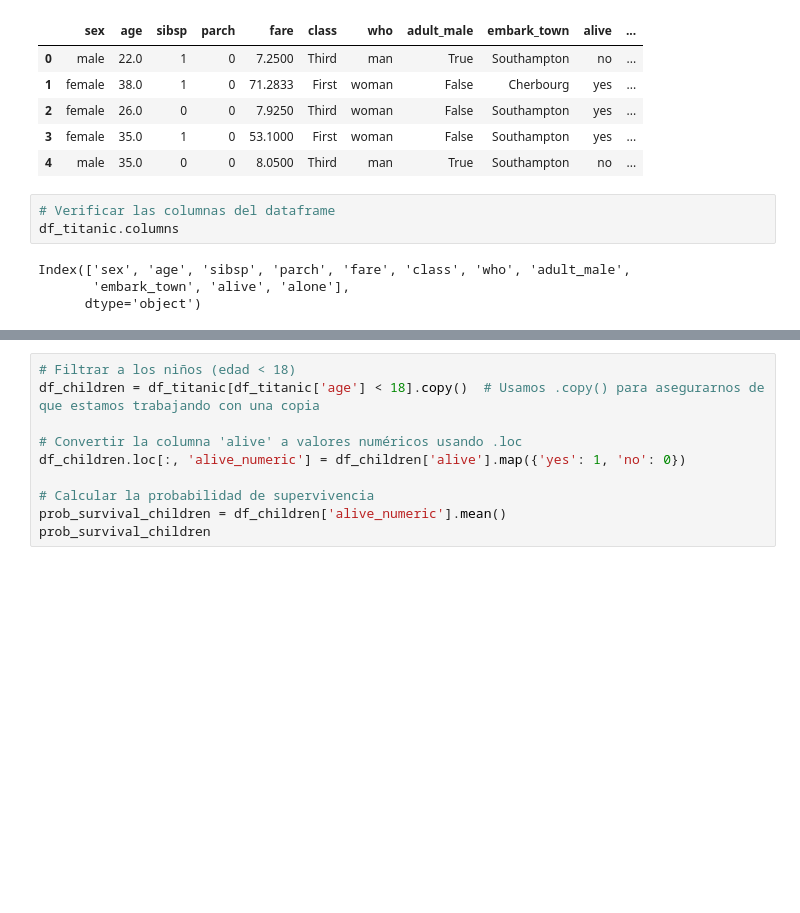
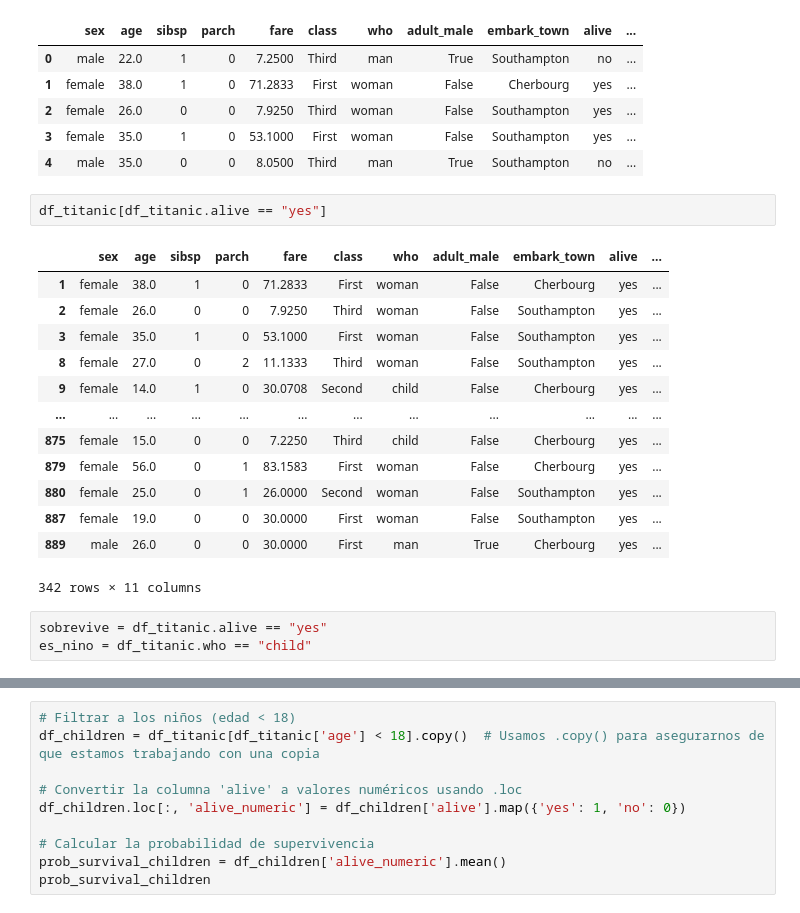
Before and after one commit to Angie-are/ONLINE_DS_THEBRIDGE_CURSO, a Jupyter notebook: 04_Machine_Learning/Sprint_09/Unidad_01/Practica_Obligatoria/18_Practica_Obligatoria_Estadistica_Inferencial.ipynb, the cells around one changed output, grey strips where cells are left out. Saved outputs shown, nothing was run; the diff lists cells and outputs as text; blank space fills up the shorter version.

```diff
--- a/04_Machine_Learning/Sprint_09/Unidad_01/Practica_Obligatoria/18_Practica_Obligatoria_Estadistica_Inferencial.ipynb
+++ b/04_Machine_Learning/Sprint_09/Unidad_01/Practica_Obligatoria/18_Practica_Obligatoria_Estadistica_Inferencial.ipynb
@@ -43,10 +43,22 @@ df_titanic.head()
 | 2 | female | 26.0 | 0 | 0 | 7.9250 | Third | woman | False | Southampton | yes | ... |
 | 3 | female | 35.0 | 1 | 0 | 53.1000 | First | woman | False | Southampton | yes | ... |
 | 4 | male | 35.0 | 0 | 0 | 8.0500 | Third | man | True | Southampton | no | ... |
-# %%
-# Verificar las columnas del dataframe
-df_titanic.columns
-# %% [output]
-Index(['sex', 'age', 'sibsp', 'parch', 'fare', 'class', 'who', 'adult_male',
-       'embark_town', 'alive', 'alone'],
-      dtype='object')
+# %%
+df_titanic[df_titanic.alive == "yes"]
+# %% [output]
+|  | sex | age | sibsp | parch | fare | class | who | adult_male | embark_town | alive | ... |
+| 1 | female | 38.0 | 1 | 0 | 71.2833 | First | woman | False | Cherbourg | yes | ... |
+| 2 | female | 26.0 | 0 | 0 | 7.9250 | Third | woman | False | Southampton | yes | ... |
+| 3 | female | 35.0 | 1 | 0 | 53.1000 | First | woman | False | Southampton | yes | ... |
+| 8 | female | 27.0 | 0 | 2 | 11.1333 | Third | woman | False | Southampton | yes | ... |
+| 9 | female | 14.0 | 1 | 0 | 30.0708 | Second | child | False | Cherbourg | yes | ... |
+| ... | ... | ... | ... | ... | ... | ... | ... | ... | ... | ... | ... |
+| 875 | female | 15.0 | 0 | 0 | 7.2250 | Third | child | False | Cherbourg | yes | ... |
+| 879 | female | 56.0 | 0 | 1 | 83.1583 | First | woman | False | Cherbourg | yes | ... |
+| 880 | female | 25.0 | 0 | 1 | 26.0000 | Second | woman | False | Southampton | yes | ... |
+| 887 | female | 19.0 | 0 | 0 | 30.0000 | First | woman | False | Southampton | yes | ... |
+| 889 | male | 26.0 | 0 | 0 | 30.0000 | First | man | True | Cherbourg | yes | ... |
+342 rows × 11 columns
+# %%
+sobrevive = df_titanic.alive == "yes"
+es_nino = df_titanic.who == "child"
```
Also changed, not shown: parts of 7 cells of this notebook.
